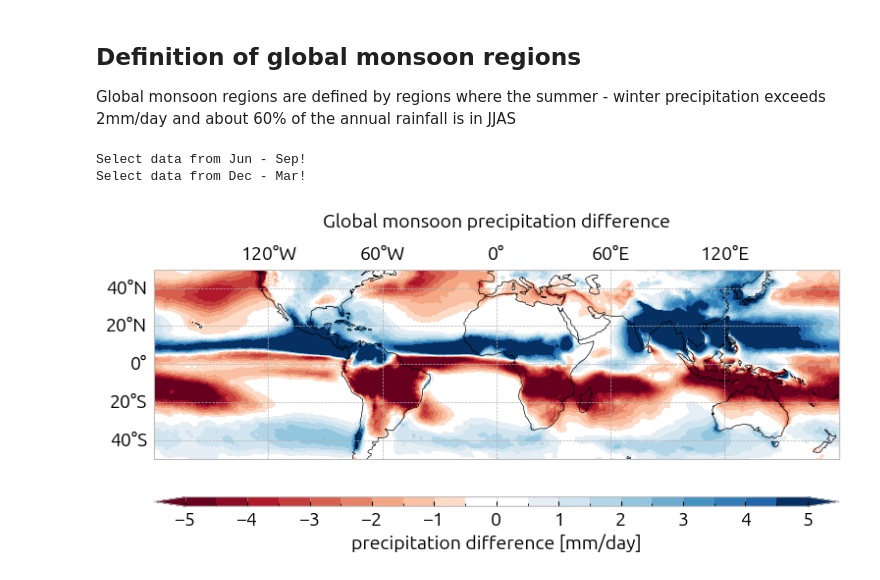
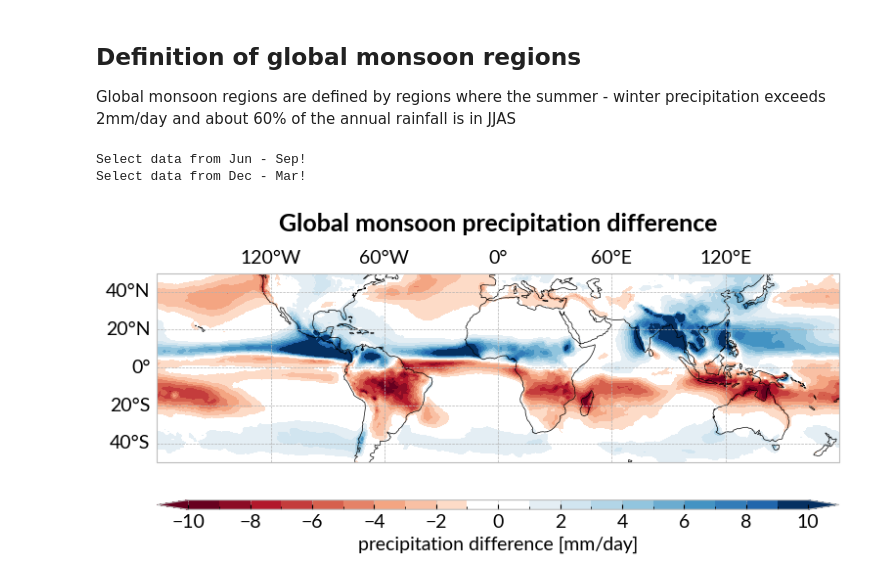
Before and after one commit to fstrnad/geoutils, a Jupyter notebook: tutorials/global_monsoon.ipynb, the cells around one changed output. Saved outputs shown, nothing was run; the diff lists cells and outputs as text; code cells hidden in the pictures.

```diff
--- a/tutorials/global_monsoon.ipynb
+++ b/tutorials/global_monsoon.ipynb
@@ -125,25 +127,25 @@ Global monsoon regions are defined by regions where the summer - winter precipit
 # %%
 input_data = ds_pr.ds['pr']
 pr_jjas = tu.get_month_range_data(input_data, 'Jun', 'Sep')
 pr_djfm = tu.get_month_range_data(input_data, 'Dec', 'Mar')
 
 diff_pr = tu.compute_mean(pr_jjas) - tu.compute_mean(pr_djfm)
 abs_diff_pr = np.abs(diff_pr)
 im_diff = gplt.plot_map(diff_pr,
-                        vmin=-5, vmax=5,
+                        vmin=-10, vmax=10,
                         cmap='RdBu',
                         title=f'Global monsoon precipitation difference',
                         centercolor='white',
                         label='precipitation difference [mm/day]',
                         levels=20,
                         )
 savepath = plot_dir +\
     f"/gm_pr_diff.png"
 gplt.save_fig(savepath, fig=im['fig'])
 # %% [output]
 Select data from Jun - Sep!
 Select data from Dec - Mar!
-[figure, old version]
+[figure, new version]
 # %%
 import xarray as xr
 reload(tu)
```
Also changed, not shown: parts of 6 cells of this notebook, 16 other files.
